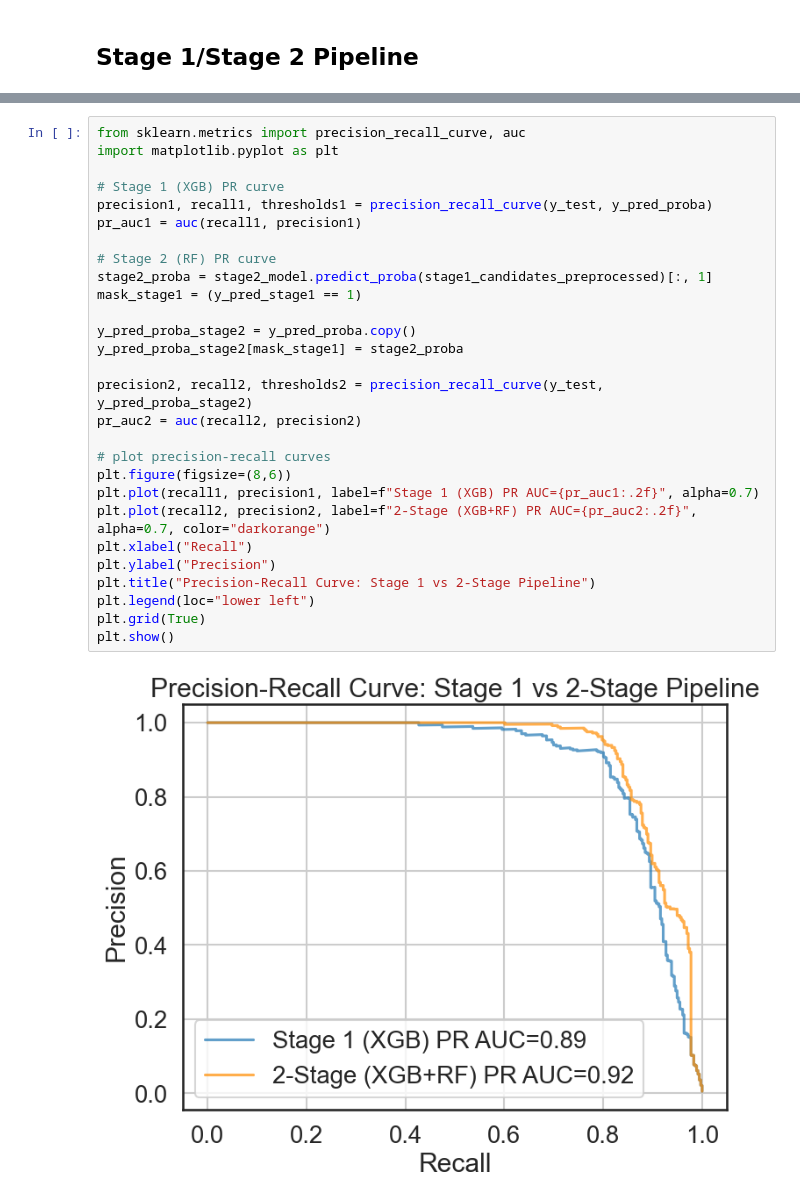
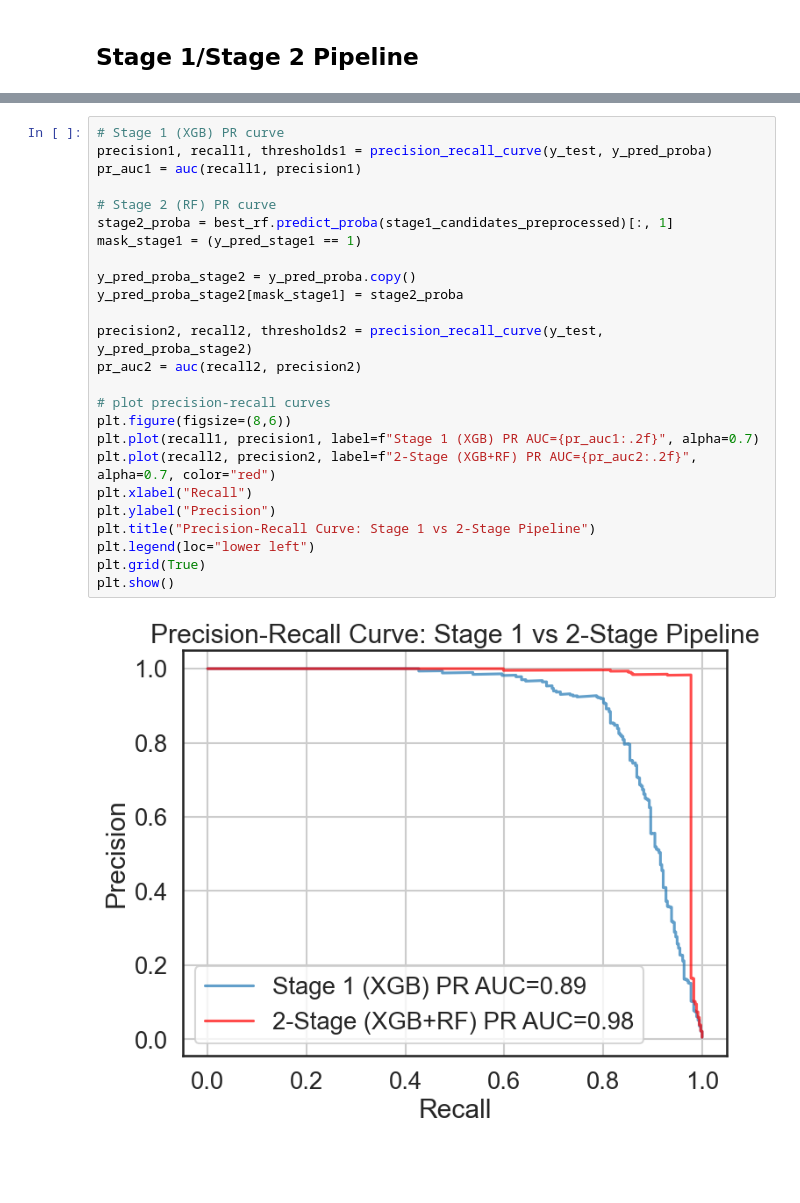
Before and after one commit to obaidkhurram/fraud-detection, a Jupyter notebook: ccfraud_main.ipynb, the cells around one changed output, grey strips where cells are left out. Cells and saved outputs as stored; diff of their text form; blank space fills up the shorter version.

Commit message:
1. Updated Stage 2 RF pipeline to incorporate grid search 2. 2-stage pipeline now relies on custom scorer that set a high floor for recall and optimized precision.

```diff
--- a/ccfraud_main.ipynb
+++ b/ccfraud_main.ipynb
@@ -815,30 +865,27 @@ weighted avg       1.00      1.00      1.00     67922
 # %%
-from sklearn.metrics import precision_recall_curve, auc
-import matplotlib.pyplot as plt
-
 # Stage 1 (XGB) PR curve
 precision1, recall1, thresholds1 = precision_recall_curve(y_test, y_pred_proba)
 pr_auc1 = auc(recall1, precision1)
 
 # Stage 2 (RF) PR curve
-stage2_proba = stage2_model.predict_proba(stage1_candidates_preprocessed)[:, 1]
+stage2_proba = best_rf.predict_proba(stage1_candidates_preprocessed)[:, 1]
 mask_stage1 = (y_pred_stage1 == 1)
 
 y_pred_proba_stage2 = y_pred_proba.copy()
 y_pred_proba_stage2[mask_stage1] = stage2_proba
 
 precision2, recall2, thresholds2 = precision_recall_curve(y_test, y_pred_proba_stage2)
 pr_auc2 = auc(recall2, precision2)
 
 # plot precision-recall curves
 plt.figure(figsize=(8,6))
 plt.plot(recall1, precision1, label=f"Stage 1 (XGB) PR AUC={pr_auc1:.2f}", alpha=0.7)
-plt.plot(recall2, precision2, label=f"2-Stage (XGB+RF) PR AUC={pr_auc2:.2f}", alpha=0.7, color="darkorange")
+plt.plot(recall2, precision2, label=f"2-Stage (XGB+RF) PR AUC={pr_auc2:.2f}", alpha=0.7, color="red")
 plt.xlabel("Recall")
 plt.ylabel("Precision")
 plt.title("Precision-Recall Curve: Stage 1 vs 2-Stage Pipeline")
 plt.legend(loc="lower left")
 plt.grid(True)
 plt.show()
 # %% [output]
-[figure, old version]
+[figure, new version]
```
Also changed, not shown: parts of 12 cells of this notebook.
